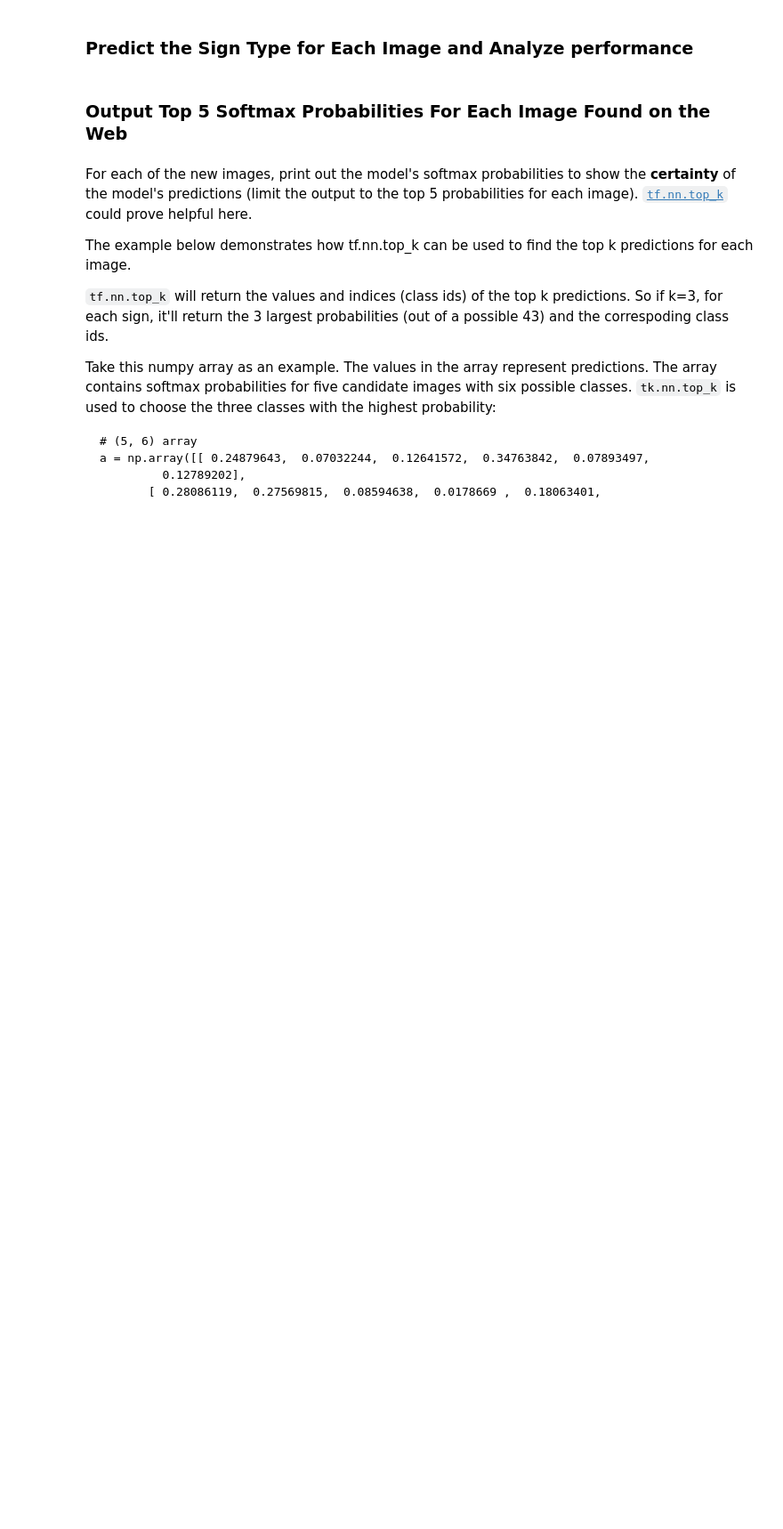
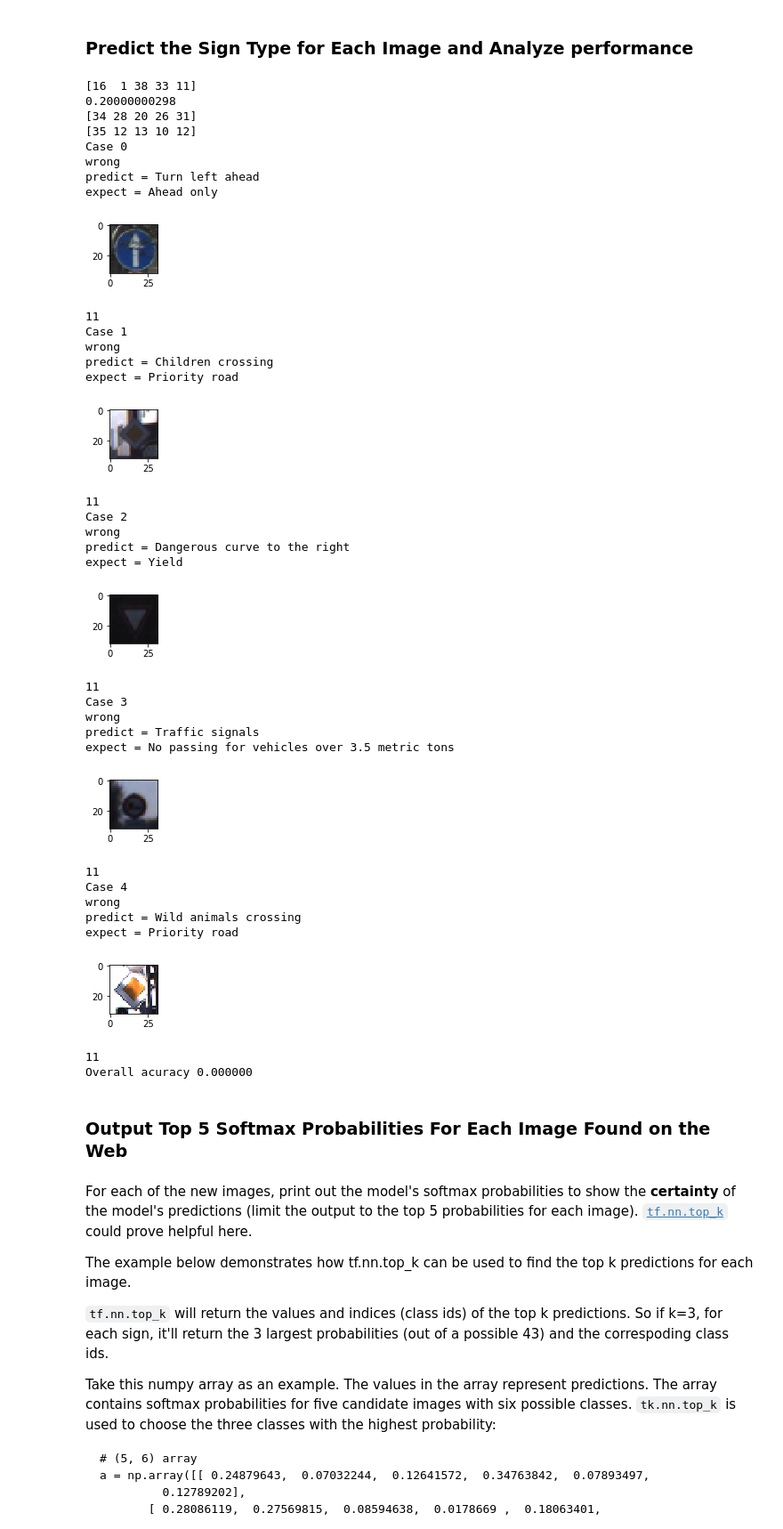
Before and after one commit to supercarl87/CarND-Traffic-Sign-Classifier-Project, a Jupyter notebook: Traffic_Sign_Classifier.ipynb, the cells around one changed output. Shown at 89% size. Saved outputs shown, nothing was run; the diff lists cells and outputs as text; code cells hidden in the pictures; blank space fills up the shorter version.

```diff
--- a/Traffic_Sign_Classifier.ipynb
+++ b/Traffic_Sign_Classifier.ipynb
@@ -229,7 +229,7 @@ balance done
 # %% [markdown]
 ### Model Architecture
 # %%
-EPOCHS = 100
+EPOCHS = 50
 BATCH_SIZE = 128
 DROP_OUT_KEEP_PROB = 0.5
 LEARNING_RATE = 0.001
@@ -473,35 +481,70 @@ def display_comparision(x, i, j):
     plt.imshow(x)
     print('predict = %s ' % signnames[i])
     print('expect = %s ' % signnames[j])
     plt.show()
 
 
 
 with tf.Session() as sess:
     # Load the weights and bias
     saver.restore(sess, './lenet')
     sample_processed_x = [preprocess(x) for x in sample_x]
     sample_y = sample_y
     sample_predict = evaluate_prediction(sample_processed_x, sample_y)
-    top5_sample = top5_evaluation(sample_processed_x, sample_y)
-
+    top5_sample_value, top5_sample_index = top5_evaluation(sample_processed_x, sample_y)
 
     print(y_test[:5])
 
     print(test_accuracy)
     print(sample_predict)
     print(sample_y)
 
     case_index = 1
     for case_index in range(len(sample_predict)):
         print("Case %d"  % case_index)
         display_comparision(sample_x[case_index], sample_predict[case_index],sample_y[case_index] )
         print(top5_sample[i])
 
 
 
     test_accuracy = evaluate(sample_processed_x, sample_y)
     print("Overall acuracy %f"% test_accuracy)
+# %% [output]
+[16  1 38 33 11]
+0.20000000298
+[34 28 20 26 31]
+[35 12 13 10 12]
+Case 0
+wrong
+predict = Turn left ahead
+expect = Ahead only
+[figure, added]
+11
+Case 1
+wrong
+predict = Children crossing
+expect = Priority road
+[figure, added]
+11
+Case 2
+wrong
+predict = Dangerous curve to the right
+expect = Yield
+[figure, added]
+11
+Case 3
+wrong
+predict = Traffic signals
+expect = No passing for vehicles over 3.5 metric tons
+[figure, added]
+11
+Case 4
+wrong
+predict = Wild animals crossing
+expect = Priority road
+[figure, added]
+11
+Overall acuracy 0.000000
 # %% [markdown]
 ### Output Top 5 Softmax Probabilities For Each Image Found on the Web
 # %% [markdown]
```
Also changed, not shown: parts of 4 cells of this notebook, 3 other files.
